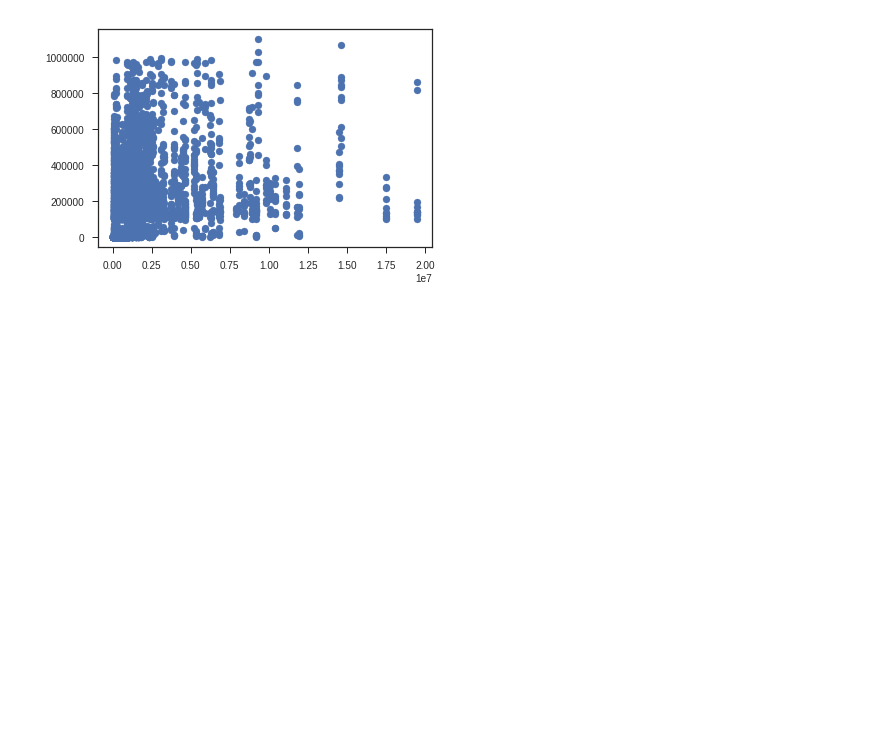
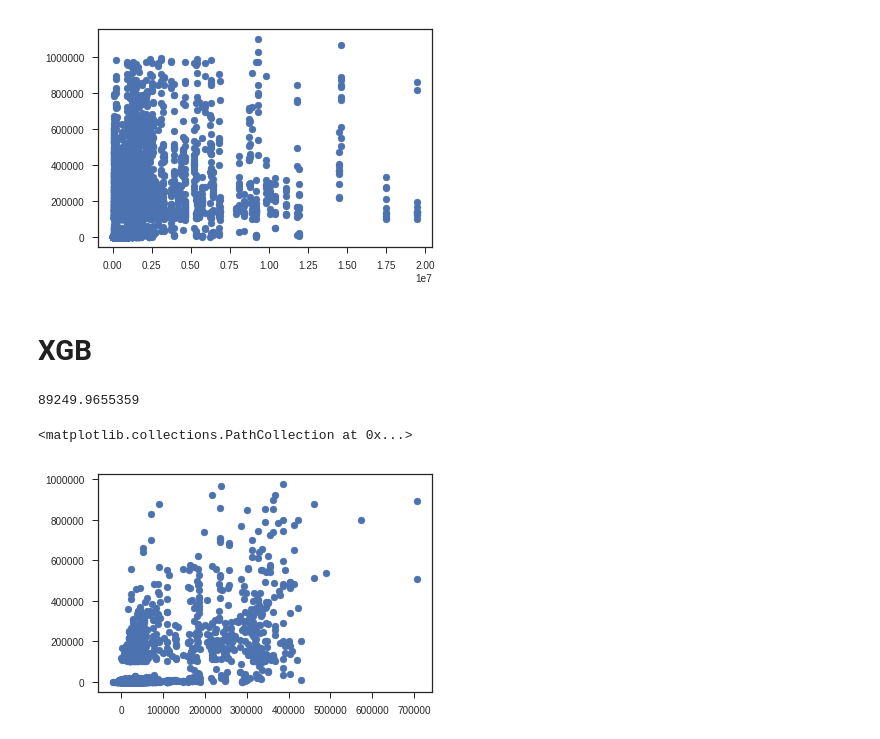
Before and after one commit to gvsi/instagram-like-predictor, a Jupyter notebook: GenerateDataset.ipynb, the cells around one changed output. Cells and saved outputs as stored; diff of their text form; code cells hidden in the pictures; blank space fills up the shorter version.

```diff
--- a/GenerateDataset.ipynb
+++ b/GenerateDataset.ipynb
@@ -81,0 +94,6 @@ dataset.to_csv('dataset.csv', index=False)
+# %%
+full=pd.read_csv('dataset.csv', sep=',', na_values='NaN')
+train=full.ix[:, full.columns != 'numberLikes']
+y=full["numberLikes"]
+
+X_train, X_test, y_train, y_test = train_test_split(train, y, test_size=0.2, random_state=0)
@@ -122,3 +159,21 @@ plt.scatter(user['numberFollowers'],user['numberLikes'])
 # %% [output]
 <matplotlib.collections.PathCollection at 0x...>
 [figure]
+# %% [markdown]
+# XGB
+# %%
+X_train_user=X_train[["numberFollowers", "numberFollowing", "numberPosts"]]
+X_test_user=X_test[["numberFollowers", "numberFollowing", "numberPosts"]]
+# %%
+model_xgb = xgb.XGBRegressor()
+model_xgb.fit(X_train_user, y_train)
+y_pred = model_xgb.predict(X_test_user)
+RMSE = mean_squared_error(y_test, y_pred)**0.5
+print(RMSE)
+# %% [output]
+89249.9655359
+# %%
+plt.scatter(y_pred, y_test)
+# %% [output]
+<matplotlib.collections.PathCollection at 0x...>
+[figure, added]
```
Also changed, not shown: parts of 20 cells of this notebook, 3 other files.
